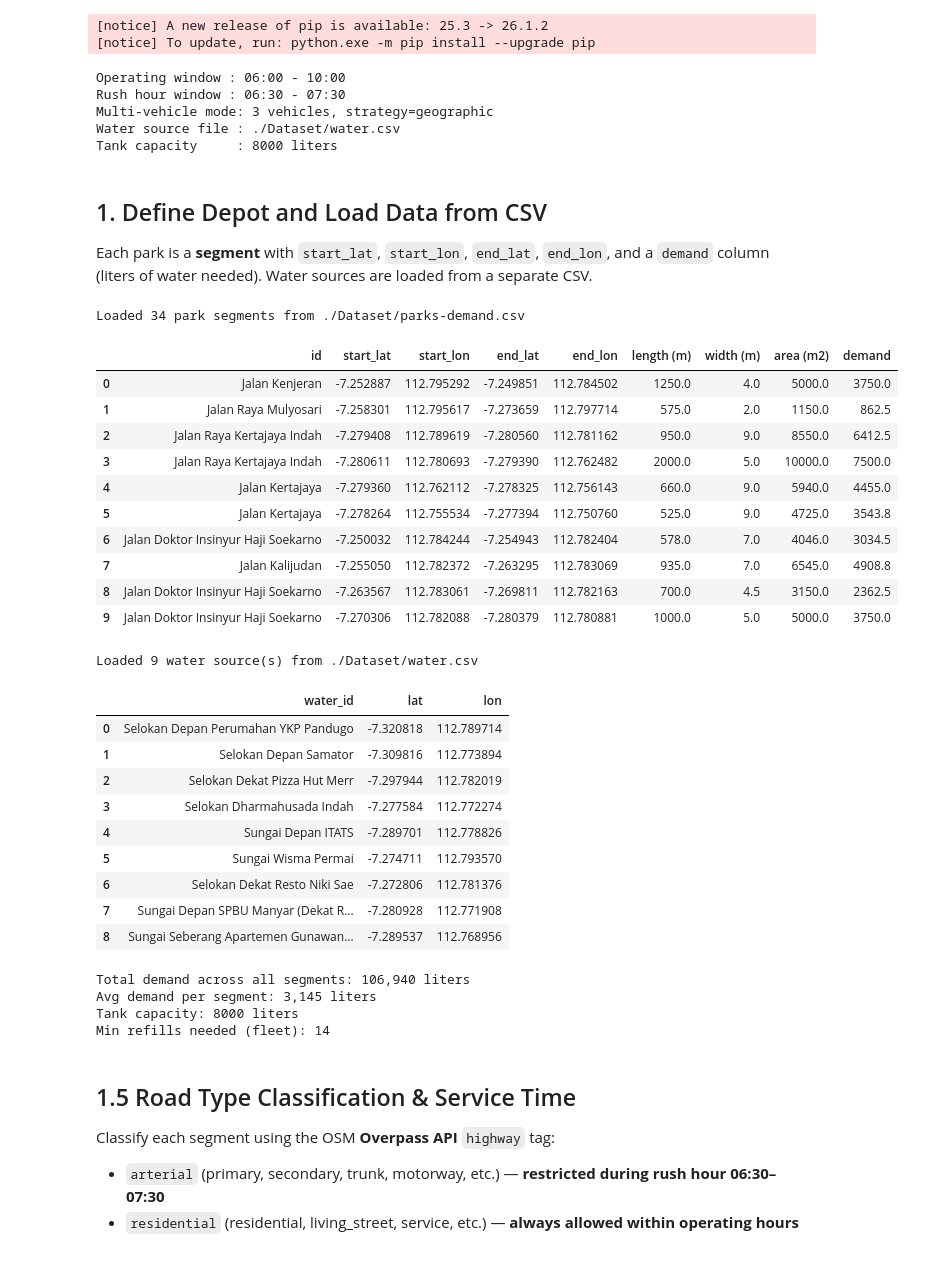
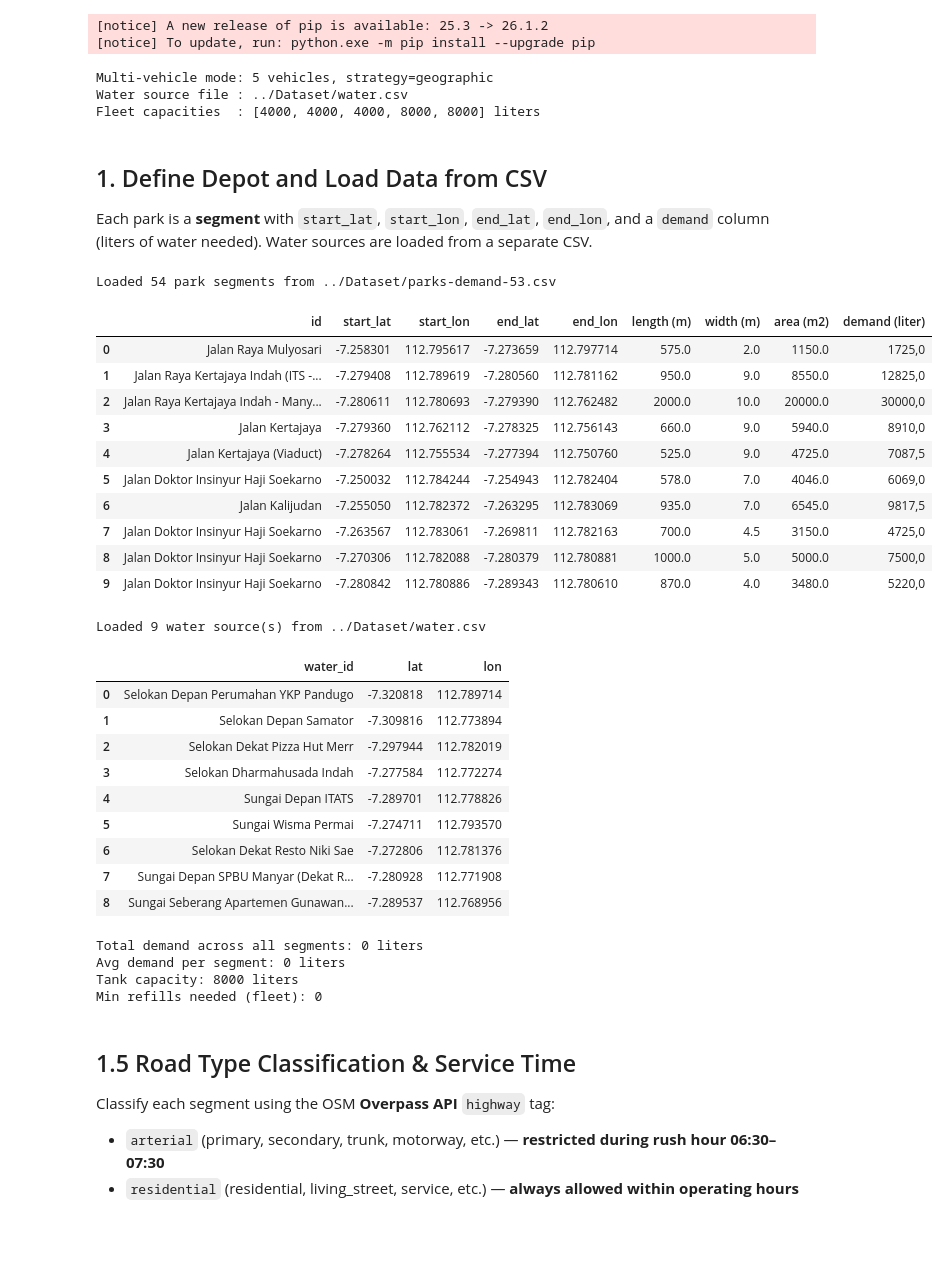
Before and after one commit to gustigratia/East-Surabaya-Plant-Watering-Route-Optimization, a Jupyter notebook: time-window/TSP_Ant-Colony-Optimization-Elitist_VRPTW.ipynb, the cells around one changed output. Cells and saved outputs as stored; diff of their text form; code cells hidden in the pictures.

Commit message:
deat: update dataset

```diff
--- a/time-window/TSP_Ant-Colony-Optimization-Elitist_VRPTW.ipynb
+++ b/time-window/TSP_Ant-Colony-Optimization-Elitist_VRPTW.ipynb
@@ -40,40 +40,32 @@ np.random.seed(42)
 OSRM_BASE = "https://router.project-osrm.org"
 PROFILE = "driving"
 RETURN_TO_DEPOT = True
-# %%
-NUM_VEHICLES = 3
-RETURN_TO_DEPOT = True
-ASSIGNMENT_STRATEGY = 'geographic'
-WATER_CSV_PATH = "./Dataset/water.csv"
-WATER_ASSIGNMENT_STRATEGY = 'nearest'
-TANK_CAPACITY = 8000
-
-# ── Time Window & Rush Hour ───────────────────────────────────────────
-OPERATION_START   = 6 * 60          # 06:00 → 360 menit dari tengah malam
-OPERATION_END     = 10 * 60         # 10:00 → 600 menit
-RUSH_HOUR_START   = 6 * 60 + 30    # 06:30 → 390 menit
-RUSH_HOUR_END     = 7 * 60 + 30    # 07:30 → 450 menit
-TIME_PENALTY      = 1e9             # penalti hard constraint violation
-
-print(f"Operating window : {OPERATION_START//60:02d}:{OPERATION_START%60:02d} - {OPERATION_END//60:02d}:{OPERATION_END%60:02d}")
-print(f"Rush hour window : {RUSH_HOUR_START//60:02d}:{RUSH_HOUR_START%60:02d} - {RUSH_HOUR_END//60:02d}:{RUSH_HOUR_END%60:02d}")
-
-print(f"Multi-vehicle mode: {NUM_VEHICLES} vehicles, strategy={ASSIGNMENT_STRATEGY}")
-print(f"Water source file : {WATER_CSV_PATH}")
-print(f"Tank capacity     : {TANK_CAPACITY} liters")
-# %% [output]
-Operating window : 06:00 - 10:00
-Rush hour window : 06:30 - 07:30
-Multi-vehicle mode: 3 vehicles, strategy=geographic
-Water source file : ./Dataset/water.csv
-Tank capacity     : 8000 liters
+# %%
+NUM_VEHICLES = 5
+RETURN_TO_DEPOT = True
+ASSIGNMENT_STRATEGY = 'geographic'
+WATER_CSV_PATH = "../Dataset/water.csv"
+WATER_ASSIGNMENT_STRATEGY = 'nearest'
+
+# Fleet: 3 truk 4000L (V1-V3), 2 truk 8000L (V4-V5)
+VEHICLE_CAPACITIES = [4000, 4000, 4000, 8000, 8000]
+TANK_CAPACITY = max(VEHICLE_CAPACITIES)  # untuk kompatibilitas fungsi lama
+
+# ...
+print(f"Multi-vehicle mode: {NUM_VEHICLES} vehicles, strategy={ASSIGNMENT_STRATEGY}")
+print(f"Water source file : {WATER_CSV_PATH}")
+print(f"Fleet capacities  : {VEHICLE_CAPACITIES} liters")
+# %% [output]
+Multi-vehicle mode: 5 vehicles, strategy=geographic
+Water source file : ../Dataset/water.csv
+Fleet capacities  : [4000, 4000, 4000, 8000, 8000] liters
 # %% [markdown]
 ## 1. Define Depot and Load Data from CSV
 
 Each park is a **segment** with `start_lat`, `start_lon`, `end_lat`, `end_lon`, and a `demand` column (liters of water needed). Water sources are loaded from a separate CSV.
 # %%
 DEPOT = (-7.278358153631059, 112.76325243881848)
-CSV_PATH = "./Dataset/parks-demand.csv"
+CSV_PATH = "../Dataset/parks-demand-53.csv"
 
 REQUIRED_COLUMNS = ["start_lat", "start_lon", "end_lat", "end_lon"]
 df_segments = pd.read_csv(CSV_PATH)
@@ -106,46 +98,46 @@ for idx, row in df_segments.iterrows():
         "end_lon":   float(row["end_lon"]),
         "demand":    demand_val,
     })
 
 print(f"Loaded {len(PLANTS)} park segments from {CSV_PATH}")
 display(df_segments.head(10))
 
 WATER_REQUIRED_COLS = ["water_id", "lat", "lon"]
 df_water = pd.read_csv(WATER_CSV_PATH)
 missing_water_cols = [c for c in WATER_REQUIRED_COLS if c not in df_water.columns]
 if missing_water_cols:
     raise ValueError(f"Water source CSV is missing columns: {missing_water_cols}")
 
 WATER_SOURCES = []
 for _, row in df_water.iterrows():
     WATER_SOURCES.append({
         "water_id": str(row["water_id"]).strip(),
         "lat":      float(row["lat"]),
         "lon":      float(str(row["lon"]).strip()),
     })
 
 print(f"Loaded {len(WATER_SOURCES)} water source(s) from {WATER_CSV_PATH}")
 display(df_water)
 
 total_demand = sum(p["demand"] for p in PLANTS)
 print(f"\nTotal demand across all segments: {total_demand:,.0f} liters")
 print(f"Avg demand per segment: {total_demand / len(PLANTS):,.0f} liters")
 print(f"Tank capacity: {TANK_CAPACITY} liters")
 print(f"Min refills needed (fleet): {math.ceil(total_demand / TANK_CAPACITY)}")
 # %% [output]
-Loaded 34 park segments from ./Dataset/parks-demand.csv
+Loaded 54 park segments from ../Dataset/parks-demand-53.csv
-|  | id | start_lat | start_lon | end_lat | end_lon | length (m) | width (m) | area (m2) | demand |
-| 0 | Jalan Kenjeran | -7.252887 | 112.795292 | -7.249851 | 112.784502 | 1250.0 | 4.0 | 5000.0 | 3750.0 |
-| 1 | Jalan Raya Mulyosari | -7.258301 | 112.795617 | -7.273659 | 112.797714 | 575.0 | 2.0 | 1150.0 | 862.5 |
-| 2 | Jalan Raya Kertajaya Indah | -7.279408 | 112.789619 | -7.280560 | 112.781162 | 950.0 | 9.0 | 8550.0 | 6412.5 |
-| 3 | Jalan Raya Kertajaya Indah | -7.280611 | 112.780693 | -7.279390 | 112.762482 | 2000.0 | 5.0 | 10000.0 | 7500.0 |
-| 4 | Jalan Kertajaya | -7.279360 | 112.762112 | -7.278325 | 112.756143 | 660.0 | 9.0 | 5940.0 | 4455.0 |
-| 5 | Jalan Kertajaya | -7.278264 | 112.755534 | -7.277394 | 112.750760 | 525.0 | 9.0 | 4725.0 | 3543.8 |
-| 6 | Jalan Doktor Insinyur Haji Soekarno | -7.250032 | 112.784244 | -7.254943 | 112.782404 | 578.0 | 7.0 | 4046.0 | 3034.5 |
-| 7 | Jalan Kalijudan | -7.255050 | 112.782372 | -7.263295 | 112.783069 | 935.0 | 7.0 | 6545.0 | 4908.8 |
-| 8 | Jalan Doktor Insinyur Haji Soekarno | -7.263567 | 112.783061 | -7.269811 | 112.782163 | 700.0 | 4.5 | 3150.0 | 2362.5 |
-| 9 | Jalan Doktor Insinyur Haji Soekarno | -7.270306 | 112.782088 | -7.280379 | 112.780881 | 1000.0 | 5.0 | 5000.0 | 3750.0 |
+|  | id | start_lat | start_lon | end_lat | end_lon | length (m) | width (m) | area (m2) | demand (liter) |
+| 0 | Jalan Raya Mulyosari | -7.258301 | 112.795617 | -7.273659 | 112.797714 | 575.0 | 2.0 | 1150.0 | 1725,0 |
+| 1 | Jalan Raya Kertajaya Indah (ITS -... | -7.279408 | 112.789619 | -7.280560 | 112.781162 | 950.0 | 9.0 | 8550.0 | 12825,0 |
+| 2 | Jalan Raya Kertajaya Indah - Many... | -7.280611 | 112.780693 | -7.279390 | 112.762482 | 2000.0 | 10.0 | 20000.0 | 30000,0 |
+| 3 | Jalan Kertajaya | -7.279360 | 112.762112 | -7.278325 | 112.756143 | 660.0 | 9.0 | 5940.0 | 8910,0 |
+| 4 | Jalan Kertajaya (Viaduct) | -7.278264 | 112.755534 | -7.277394 | 112.750760 | 525.0 | 9.0 | 4725.0 | 7087,5 |
+| 5 | Jalan Doktor Insinyur Haji Soekarno | -7.250032 | 112.784244 | -7.254943 | 112.782404 | 578.0 | 7.0 | 4046.0 | 6069,0 |
+| 6 | Jalan Kalijudan | -7.255050 | 112.782372 | -7.263295 | 112.783069 | 935.0 | 7.0 | 6545.0 | 9817,5 |
+| 7 | Jalan Doktor Insinyur Haji Soekarno | -7.263567 | 112.783061 | -7.269811 | 112.782163 | 700.0 | 4.5 | 3150.0 | 4725,0 |
+| 8 | Jalan Doktor Insinyur Haji Soekarno | -7.270306 | 112.782088 | -7.280379 | 112.780881 | 1000.0 | 5.0 | 5000.0 | 7500,0 |
+| 9 | Jalan Doktor Insinyur Haji Soekarno | -7.280842 | 112.780886 | -7.289343 | 112.780610 | 870.0 | 4.0 | 3480.0 | 5220,0 |
-Loaded 9 water source(s) from ./Dataset/water.csv
+Loaded 9 water source(s) from ../Dataset/water.csv
 |  | water_id | lat | lon |
 | 0 | Selokan Depan Perumahan YKP Pandugo | -7.320818 | 112.789714 |
 | 1 | Selokan Depan Samator | -7.309816 | 112.773894 |
@@ -156,10 +148,10 @@ Loaded 9 water source(s) from ./Dataset/water.csv
 | 6 | Selokan Dekat Resto Niki Sae | -7.272806 | 112.781376 |
 | 7 | Sungai Depan SPBU Manyar (Dekat R... | -7.280928 | 112.771908 |
 | 8 | Sungai Seberang Apartemen Gunawan... | -7.289537 | 112.768956 |
-Total demand across all segments: 106,940 liters
-Avg demand per segment: 3,145 liters
+Total demand across all segments: 0 liters
+Avg demand per segment: 0 liters
 Tank capacity: 8000 liters
-Min refills needed (fleet): 14
+Min refills needed (fleet): 0
 # %% [markdown]
 ## 1.5 Road Type Classification & Service Time
 
```
Also changed, not shown: parts of 7 cells of this notebook, 2 other files.
